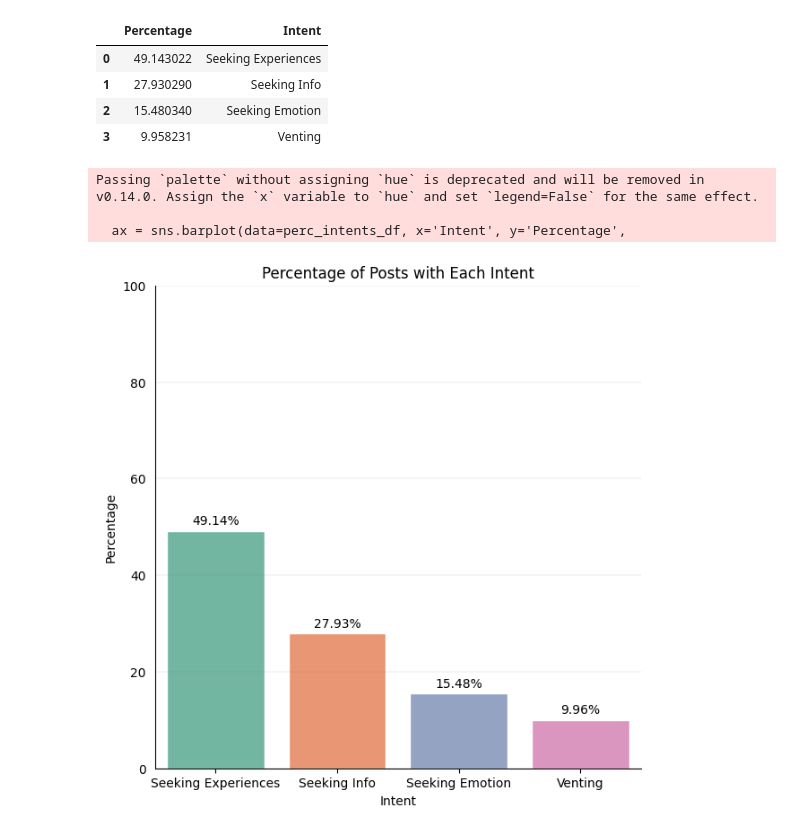
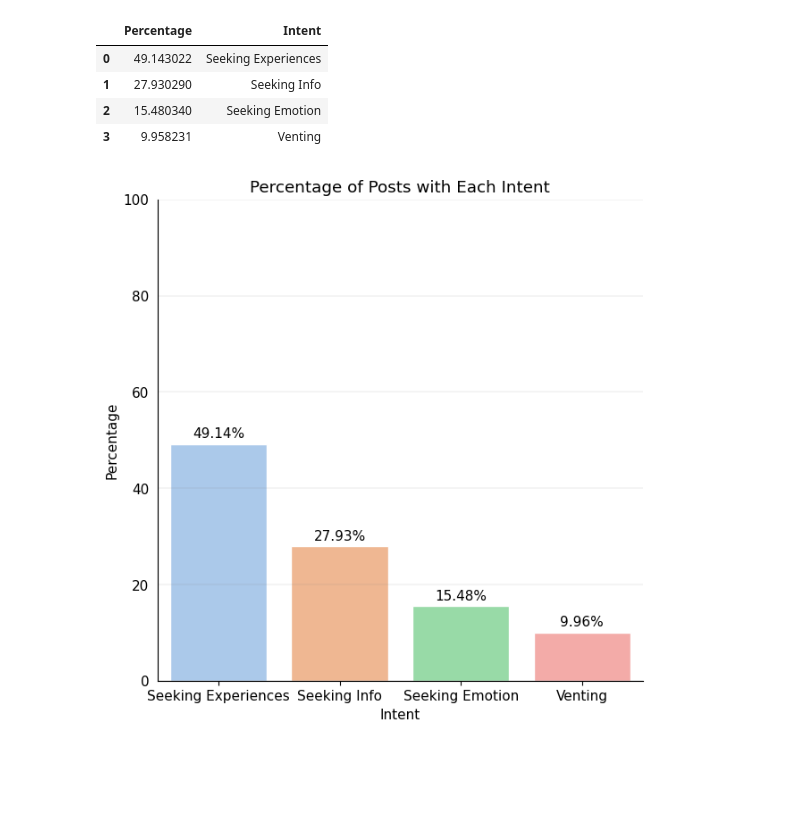
Before and after one commit to federicabologna/endoOHCs, a Jupyter notebook: code/analyze_results/general_stats.ipynb, the cells around one changed output. Saved outputs shown, nothing was run; the diff lists cells and outputs as text; code cells hidden in the pictures; blank space fills up the shorter version.

```diff
--- a/code/analyze_results/general_stats.ipynb
+++ b/code/analyze_results/general_stats.ipynb
@@ -266,7 +254,7 @@ type_df[:1]
 dom_topics_d = {'Topic': [], 'Type': [], 'Percentage': []}
 for topic in type_df.columns[0:25]:
   for typ in ['Post', 'Comment']:
-    topic_num = int(topic.split(' ')[1][0])
+    topic_num = int(topic.split(':')[0][-1])
     cond = (type_df['type'] == typ.lower()) & (type_df['dominant_topic'] == topic_num)
     perc = len(type_df.loc[cond])/len(type_df.loc[type_df['type'] == typ.lower()])
     dom_topics_d['Topic'].append(topic)
@@ -545,38 +549,0 @@ perc_personas_df = pd.DataFrame(perc_personas_d)
-# %%
-plt.figure(figsize=(7, 7))
-ax = sns.barplot(data=perc_personas_df, x='Persona', y='Percentage',
-                palette='pastel',
-                edgecolor='white',
-                ci=None)
-for container in ax.containers:
-  for v in container:
-    labels = [f'{round(v.get_height())}%' for v in container]
-    ax.bar_label(container, labels=labels, padding=3)
-plt.ylim(ymax=100)
-plt.title('Percentage of comments with 1> mention of each persona')
-plt.savefig(os.path.join(endo_dir, 'output', 'figures', f'Personas_comments_2.png'), dpi = 300)
-plt.show()
-# %%
-# Mean mentions per comment of each persona:
-mean_personas_d = {'Mean number of mentions':[], 'Persona':[]}
-for persona in personas_names:
-  mean_personas_d['Persona'].append(persona)
-  column = f'predictions_{persona.upper()}'
-  mean = personas_comments[column].mean()
-  mean_personas_d['Mean number of mentions'].append(mean)
-
-mean_personas_df = pd.DataFrame(mean_personas_d)
-# %%
-plt.figure(figsize=(7, 7))
-ax = sns.barplot(data=mean_personas_df, x='Persona', y='Mean number of mentions',
-                palette='pastel',
-                edgecolor='white',
-                ci=None)
-for container in ax.containers:
-  for v in container:
-    labels = [f'{round(v.get_height(),2)}%' for v in container]
-    ax.bar_label(container, labels=labels, padding=3)
-plt.ylim(ymax=1.10)
-plt.title('Mean mentions per comment of each persona')
-plt.savefig(os.path.join(endo_dir, 'output', 'figures', f'Personas_comments_1.png'), dpi = 300)
-plt.show()
@@ -626,25 +588,22 @@ perc_intents_df.head()
 # %%
 plt.figure(figsize=(7, 7))
 ax = sns.barplot(data=perc_intents_df, x='Intent', y='Percentage',
-                palette=sns.color_palette("Set2"), #'pastel',
+                hue='Intent', legend=False, palette='pastel', #sns.color_palette("Set2")
                 edgecolor='white',
                 errorbar=None)
 for container in ax.containers:
   for v in container:
     labels = [f'{round(v.get_height(), 2)}%' for v in container]
     ax.bar_label(container, labels=labels, padding=3)
 plt.ylim(ymax=100)
 # add grid
 ax.grid(color='grey', axis='y', linestyle='-', linewidth=0.25, alpha=0.5)
 plt.tick_params(left=False)  # remove the ticks
 # Remove top, left, right border
 ax.spines['top'].set_visible(False)
 ax.spines['right'].set_visible(False)
 plt.title('Percentage of Posts with Each Intent')
-plt.savefig(os.path.join(endo_dir, 'output', 'figures', f'intent_posts.png'), dpi = 300)
+# plt.savefig(os.path.join(endo_dir, 'output', 'figures', f'intent_posts.png'), dpi = 300)
 plt.show()
 # %% [output]
-Passing `palette` without assigning `hue` is deprecated and will be removed in v0.14.0. Assign the `x` variable to `hue` and set `legend=False` for the same effect.
-
-  ax = sns.barplot(data=perc_intents_df, x='Intent', y='Percentage',
-[figure, old version]
+[figure, new version]
```
Also changed, not shown: parts of 29 cells of this notebook.
